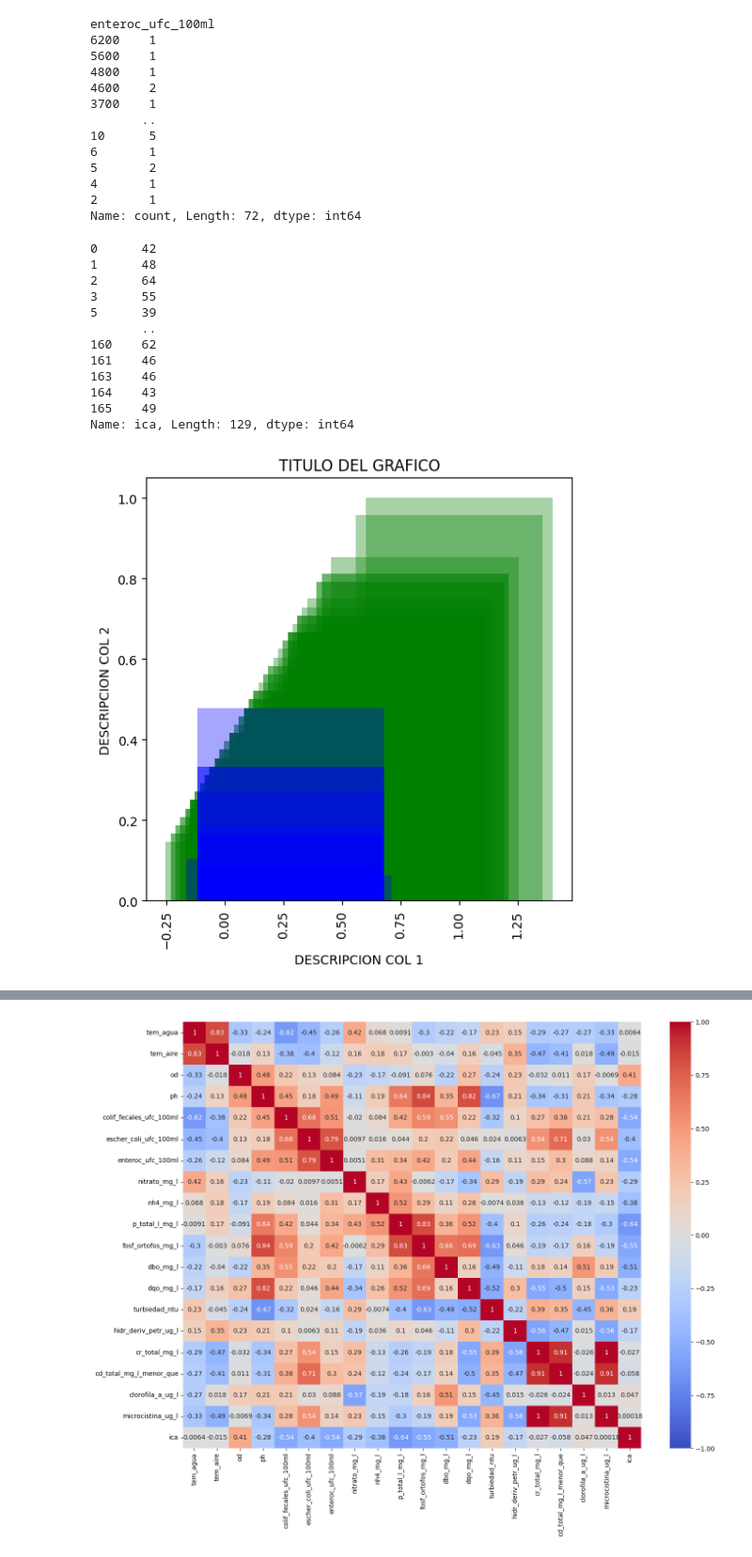
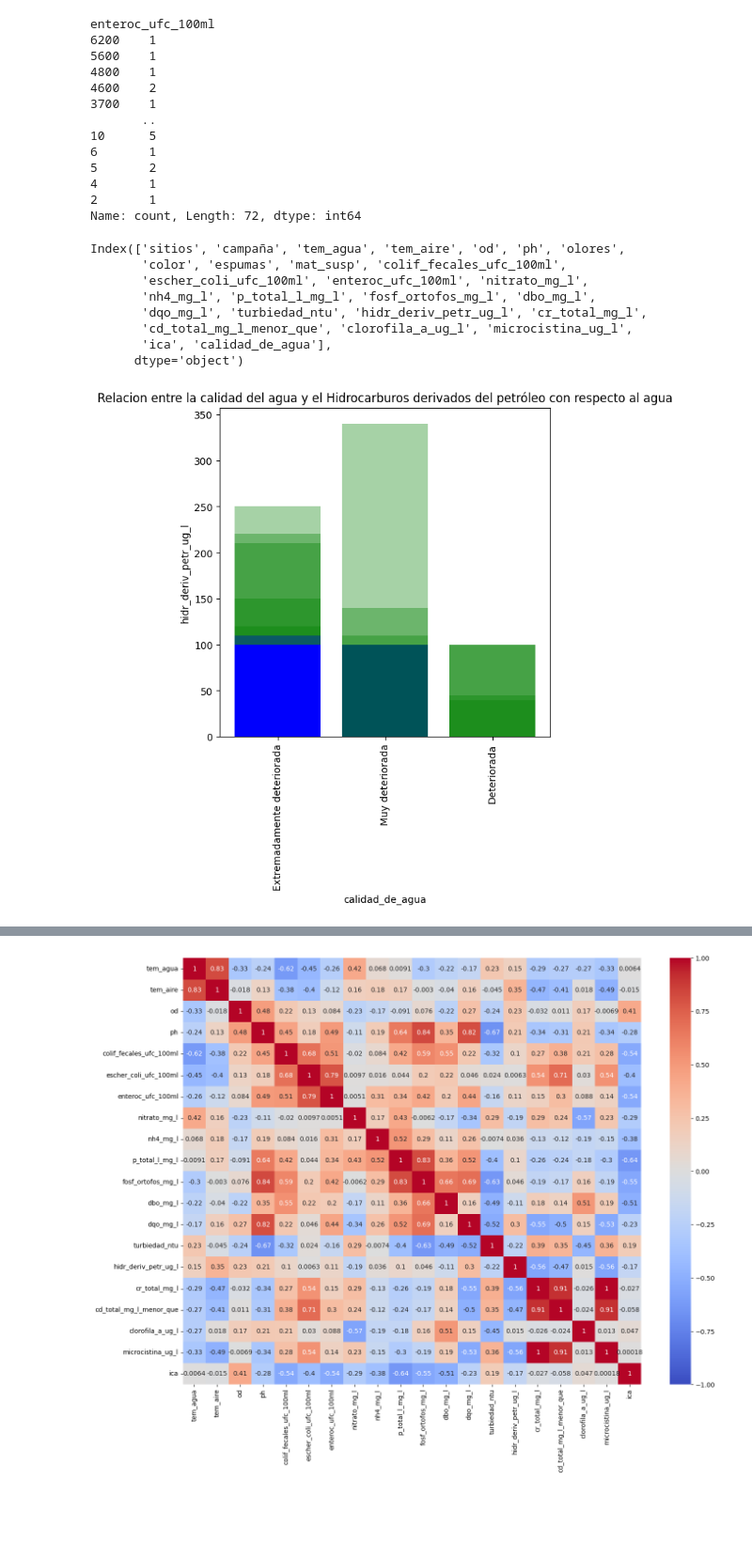
Before and after one commit to MartinoMasson/Fundamentos-de-datos, a Jupyter notebook: informacion.ipynb, the cells around one changed output, grey strips where cells are left out. Shown at 94% size. Drawn from its saved outputs; the diff is of its cells as text; code cells hidden in the pictures; blank space fills up the shorter version.

```diff
--- a/informacion.ipynb
+++ b/informacion.ipynb
@@ -312,46 +312,42 @@ enteroc_ufc_100ml
 2       1
 Name: count, Length: 72, dtype: int64
 # %%
-preprocessed_dataset['ica']
+preprocessed_dataset.columns
 # %% [output]
-0      42
-1      48
-2      64
-3      55
-5      39
-       ..
-160    62
-161    46
-163    46
-164    43
-165    49
-Name: ica, Length: 129, dtype: int64
+Index(['sitios', 'campaña', 'tem_agua', 'tem_aire', 'od', 'ph', 'olores',
+       'color', 'espumas', 'mat_susp', 'colif_fecales_ufc_100ml',
+       'escher_coli_ufc_100ml', 'enteroc_ufc_100ml', 'nitrato_mg_l',
+       'nh4_mg_l', 'p_total_l_mg_l', 'fosf_ortofos_mg_l', 'dbo_mg_l',
+       'dqo_mg_l', 'turbiedad_ntu', 'hidr_deriv_petr_ug_l', 'cr_total_mg_l',
+       'cd_total_mg_l_menor_que', 'clorofila_a_ug_l', 'microcistina_ug_l',
+       'ica', 'calidad_de_agua'],
+      dtype='object')
 # %%
 import matplotlib.pyplot as plt
 
 # Crear el gráfico de dispersión
 plt.figure(figsize=(6, 6))  # Hacer el gráfico cuadrado
 
 # Filtrar los datos por CHAS
 color_false = preprocessed_dataset[preprocessed_dataset["color"] == False]
 color_true = preprocessed_dataset[preprocessed_dataset["color"] == True]
 
 # Graficar los puntos con colores diferentes
-plt.bar(color_false["hidr_deriv_petr_ug_l"], color_false["ica"], color="green", alpha=0.35, label="No presentan olor")
-plt.bar(color_true["hidr_deriv_petr_ug_l"], color_true["ica"], color="blue", alpha=0.35, label="Presentan olor")
+plt.bar(color_false["calidad_de_agua"], color_false["hidr_deriv_petr_ug_l"], color="green", alpha=0.35, label="No presentan color")
+plt.bar(color_true["calidad_de_agua"], color_true["hidr_deriv_petr_ug_l"], color="blue", alpha=0.35, label="Presentan color")
 
 # Agregar etiquetas a los ejes
-plt.xlabel("DESCRIPCION COL 1")
-plt.ylabel("DESCRIPCION COL 2")
+plt.xlabel("calidad_de_agua")
+plt.ylabel("hidr_deriv_petr_ug_l")
 
 # Agregar un título al gráfico
-plt.title("TITULO DEL GRAFICO")
-plt.xticks(rotation=90)  # Rotar las etiquetas del eje x para mejor visualización
+plt.title("Relacion entre la calidad del agua y el Hidrocarburos derivados del petróleo con respecto al agua")
+plt.xticks(rotation=90)
 
 # Mostrar el gráfico
 plt.show()
 # %% [output]
-[figure, old version]
+[figure, new version]
 # %%
 data_olores = preprocessed_dataset[preprocessed_dataset['olores']]
 data_olores
```
Also changed, not shown: parts of 4 cells of this notebook.
